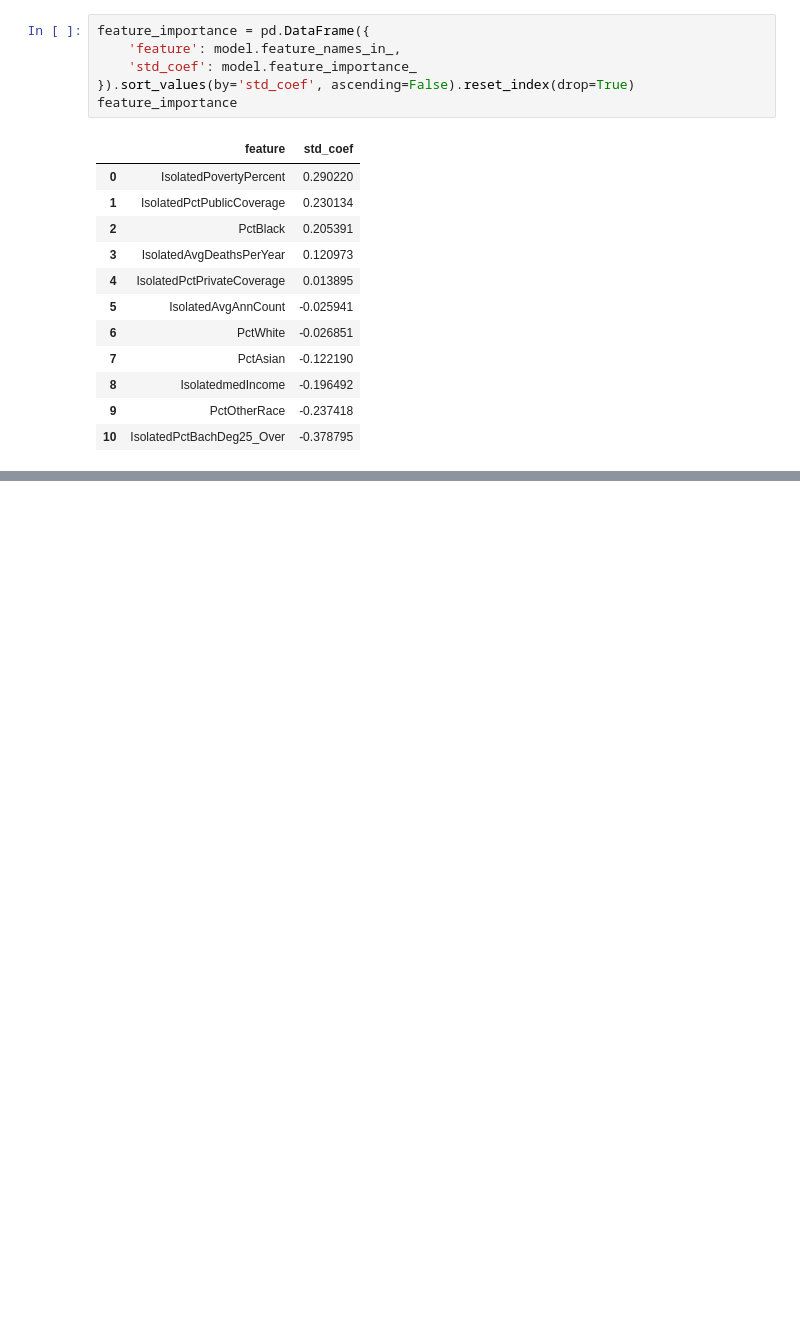
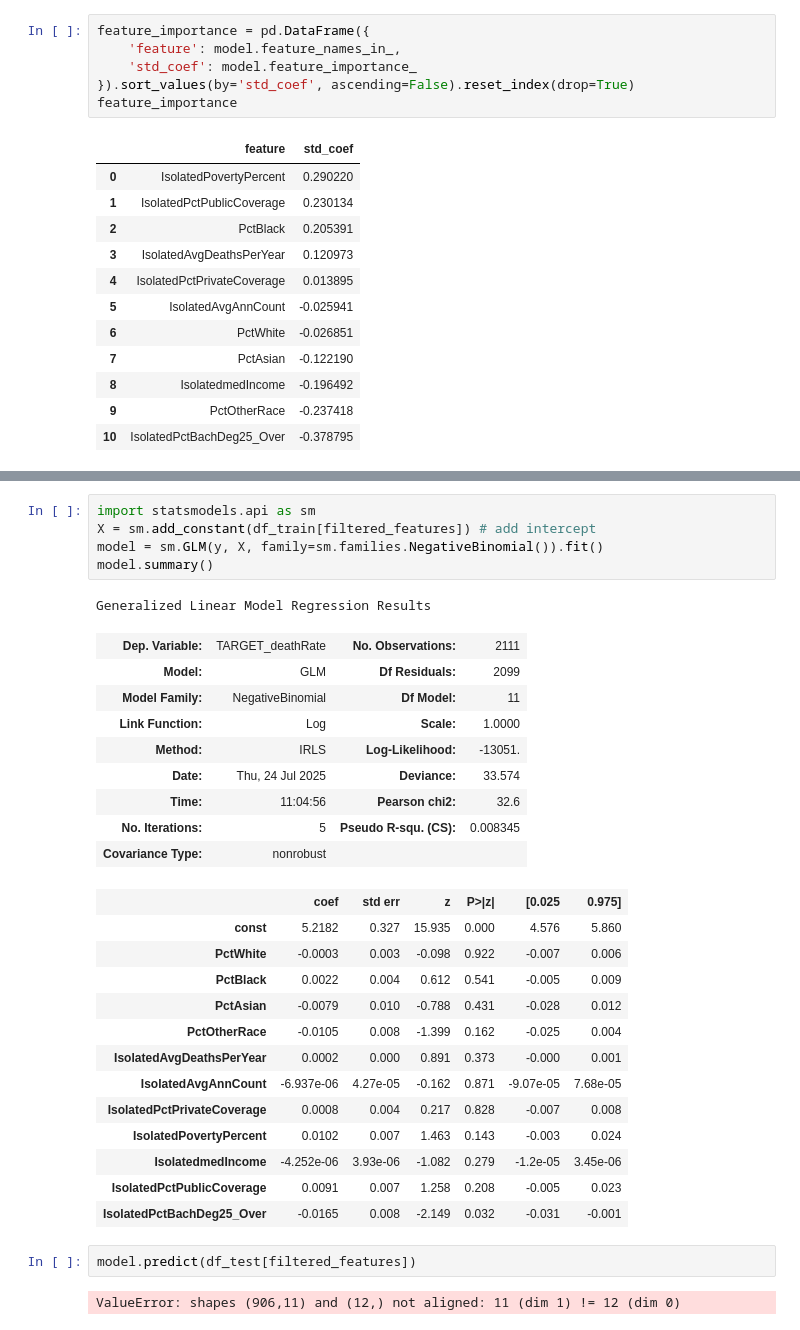
Before and after one commit to HeyLucasLeao/ols-regression-challenge, a Jupyter notebook: experimental_modelling.ipynb, the cells around one changed output, grey strips where cells are left out. Drawn from its saved outputs; the diff is of its cells as text; blank space fills up the shorter version.

```diff
--- a/experimental_modelling.ipynb
+++ b/experimental_modelling.ipynb
@@ -573,3 +592,36 @@ Notes:
 [1] Standard Errors assume that the covariance matrix of the errors is correctly specified.
 [2] The condition number is large, 1.12e+05. This might indicate that there are
 strong multicollinearity or other numerical problems.
+# %%
+import statsmodels.api as sm
+X = sm.add_constant(df_train[filtered_features]) # add intercept
+model = sm.GLM(y, X, family=sm.families.NegativeBinomial()).fit()
+model.summary()
+# %% [output]
+Generalized Linear Model Regression Results
+| Dep. Variable: | TARGET_deathRate | No. Observations: | 2111 |
+| Model: | GLM | Df Residuals: | 2099 |
+| Model Family: | NegativeBinomial | Df Model: | 11 |
+| Link Function: | Log | Scale: | 1.0000 |
+| Method: | IRLS | Log-Likelihood: | -13051. |
+| Date: | Thu, 24 Jul 2025 | Deviance: | 33.574 |
+| Time: | 11:04:56 | Pearson chi2: | 32.6 |
+| No. Iterations: | 5 | Pseudo R-squ. (CS): | 0.008345 |
+| Covariance Type: | nonrobust |  |  |
+|  | coef | std err | z | P>|z| | [0.025 | 0.975] |
+| const | 5.2182 | 0.327 | 15.935 | 0.000 | 4.576 | 5.860 |
+| PctWhite | -0.0003 | 0.003 | -0.098 | 0.922 | -0.007 | 0.006 |
+| PctBlack | 0.0022 | 0.004 | 0.612 | 0.541 | -0.005 | 0.009 |
+| PctAsian | -0.0079 | 0.010 | -0.788 | 0.431 | -0.028 | 0.012 |
+| PctOtherRace | -0.0105 | 0.008 | -1.399 | 0.162 | -0.025 | 0.004 |
+| IsolatedAvgDeathsPerYear | 0.0002 | 0.000 | 0.891 | 0.373 | -0.000 | 0.001 |
+| IsolatedAvgAnnCount | -6.937e-06 | 4.27e-05 | -0.162 | 0.871 | -9.07e-05 | 7.68e-05 |
+| IsolatedPctPrivateCoverage | 0.0008 | 0.004 | 0.217 | 0.828 | -0.007 | 0.008 |
+| IsolatedPovertyPercent | 0.0102 | 0.007 | 1.463 | 0.143 | -0.003 | 0.024 |
+| IsolatedmedIncome | -4.252e-06 | 3.93e-06 | -1.082 | 0.279 | -1.2e-05 | 3.45e-06 |
+| IsolatedPctPublicCoverage | 0.0091 | 0.007 | 1.258 | 0.208 | -0.005 | 0.023 |
+| IsolatedPctBachDeg25_Over | -0.0165 | 0.008 | -2.149 | 0.032 | -0.031 | -0.001 |
+# %%
+model.predict(df_test[filtered_features])
+# %% [output]
+ValueError: shapes (906,11) and (12,) not aligned: 11 (dim 1) != 12 (dim 0)
```
Also changed, not shown: parts of 5 cells of this notebook.
